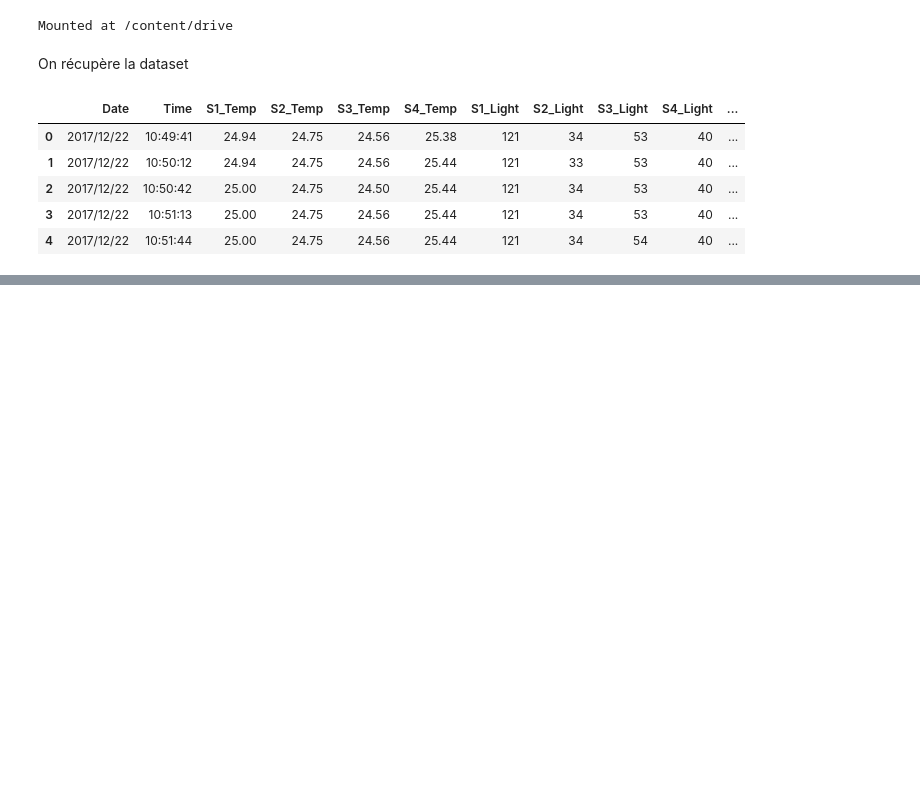
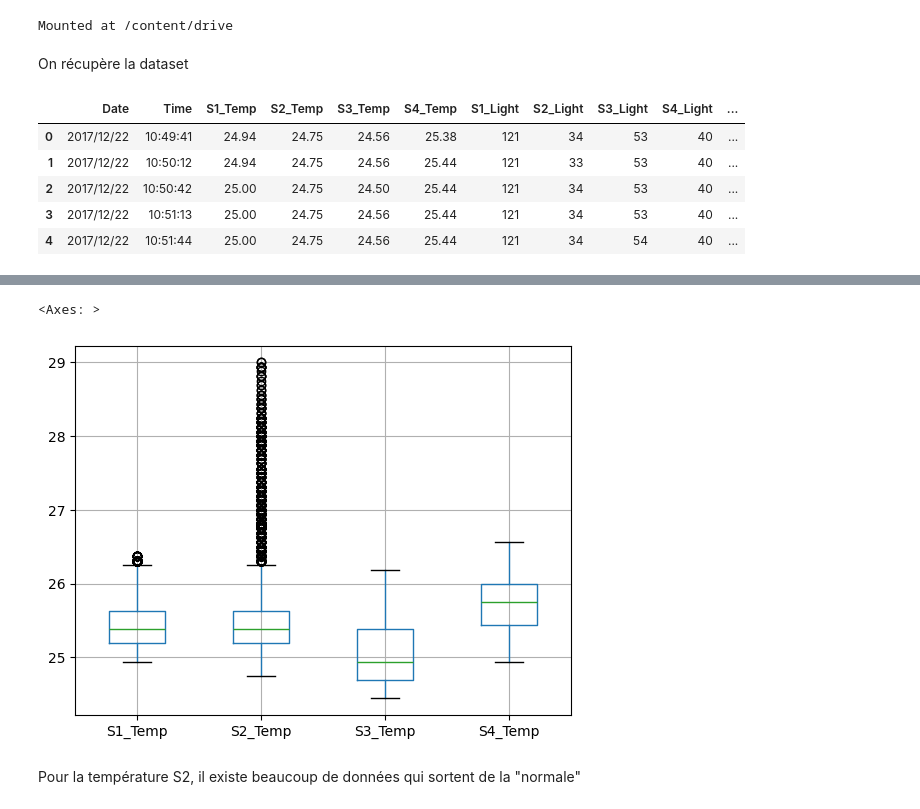
Before and after one commit to valentinedum/room_occupancy_estimation, a Jupyter notebook: notebooks/exploration.ipynb, the cells around one changed output, grey strips where cells are left out. Cells and saved outputs as stored; diff of their text form; code cells hidden in the pictures; blank space fills up the shorter version.

```diff
--- a/notebooks/exploration.ipynb
+++ b/notebooks/exploration.ipynb
@@ -26,0 +69,7 @@ df.head()
+# %%
+df.boxplot(column=['S1_Temp', 'S2_Temp', 'S3_Temp', 'S4_Temp'])
+# %% [output]
+<Axes: >
+[figure, added]
+# %% [markdown]
+Pour la température S2, il existe beaucoup de données qui sortent de la "normale"
```
Also changed, not shown: parts of 3 cells of this notebook.
